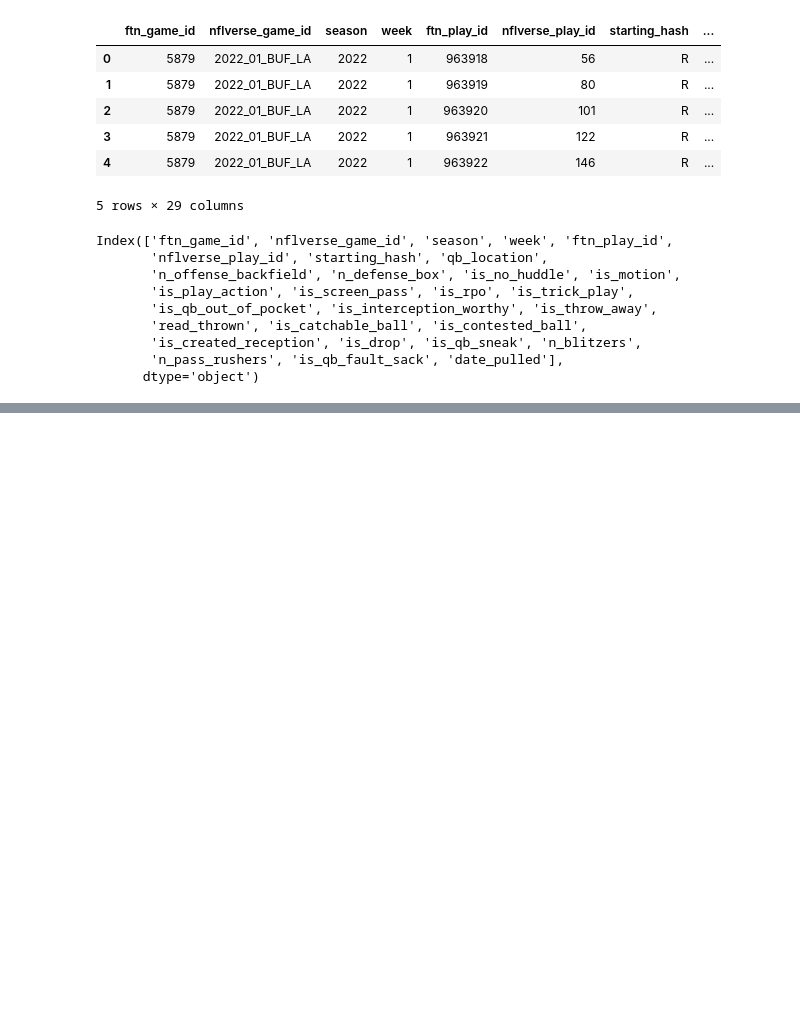
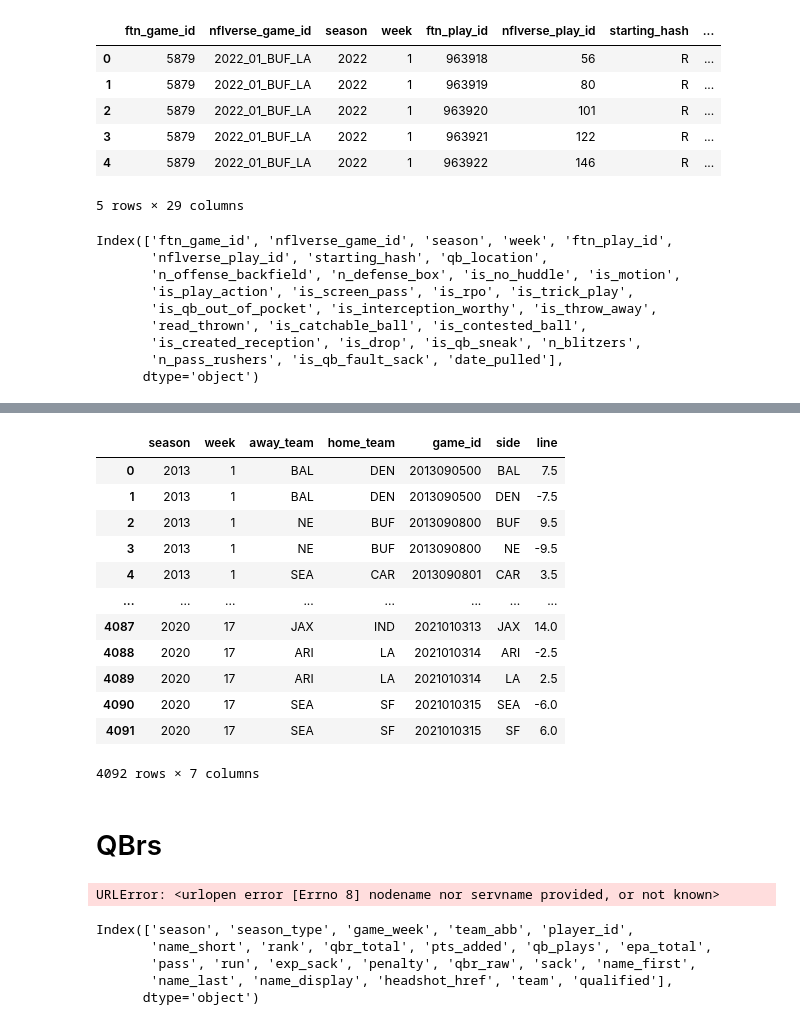
Before and after one commit to Alex-Bishka/Fantasy, a Jupyter notebook: Analysis/Notebooks/DataManagementNotebooks/Exploring Other NFLVerse functions.ipynb, the cells around one changed output, grey strips where cells are left out. Drawn from its saved outputs; the diff is of its cells as text; code cells hidden in the pictures; blank space fills up the shorter version.

```diff
--- a/Analysis/Notebooks/DataManagementNotebooks/Exploring Other NFLVerse functions.ipynb
+++ b/Analysis/Notebooks/DataManagementNotebooks/Exploring Other NFLVerse functions.ipynb
@@ -113,0 +148,20 @@ Index(['ftn_game_id', 'nflverse_game_id', 'season', 'week', 'ftn_play_id',
+# %%
+df_scoring_lines = nfl.import_sc_lines(years)
+# %%
+df_scoring_lines
+# %% [output]
+|  | season | week | away_team | home_team | game_id | side | line |
+| 0 | 2013 | 1 | BAL | DEN | 2013090500 | BAL | 7.5 |
+| 1 | 2013 | 1 | BAL | DEN | 2013090500 | DEN | -7.5 |
+| 2 | 2013 | 1 | NE | BUF | 2013090800 | BUF | 9.5 |
+| 3 | 2013 | 1 | NE | BUF | 2013090800 | NE | -9.5 |
+| 4 | 2013 | 1 | SEA | CAR | 2013090801 | CAR | 3.5 |
+| ... | ... | ... | ... | ... | ... | ... | ... |
+| 4087 | 2020 | 17 | JAX | IND | 2021010313 | JAX | 14.0 |
+| 4088 | 2020 | 17 | ARI | LA | 2021010314 | ARI | -2.5 |
+| 4089 | 2020 | 17 | ARI | LA | 2021010314 | LA | 2.5 |
+| 4090 | 2020 | 17 | SEA | SF | 2021010315 | SEA | -6.0 |
+| 4091 | 2020 | 17 | SEA | SF | 2021010315 | SF | 6.0 |
+4092 rows × 7 columns
+# %% [markdown]
+# QBrs
@@ -113,0 +170,12 @@ Index(['ftn_game_id', 'nflverse_game_id', 'season', 'week', 'ftn_play_id',
+# %%
+df_qbr = nfl.import_qbr(qbr_years, level='nfl', frequency='season')
+# %% [output]
+URLError: <urlopen error [Errno 8] nodename nor servname provided, or not known>
+# %%
+df_qbr.columns
+# %% [output]
+Index(['season', 'season_type', 'game_week', 'team_abb', 'player_id',
+       'name_short', 'rank', 'qbr_total', 'pts_added', 'qb_plays', 'epa_total',
+       'pass', 'run', 'exp_sack', 'penalty', 'qbr_raw', 'sack', 'name_first',
+       'name_last', 'name_display', 'headshot_href', 'team', 'qualified'],
+      dtype='object')
```
Also changed, not shown: parts of 9 cells of this notebook, 17 other files.
